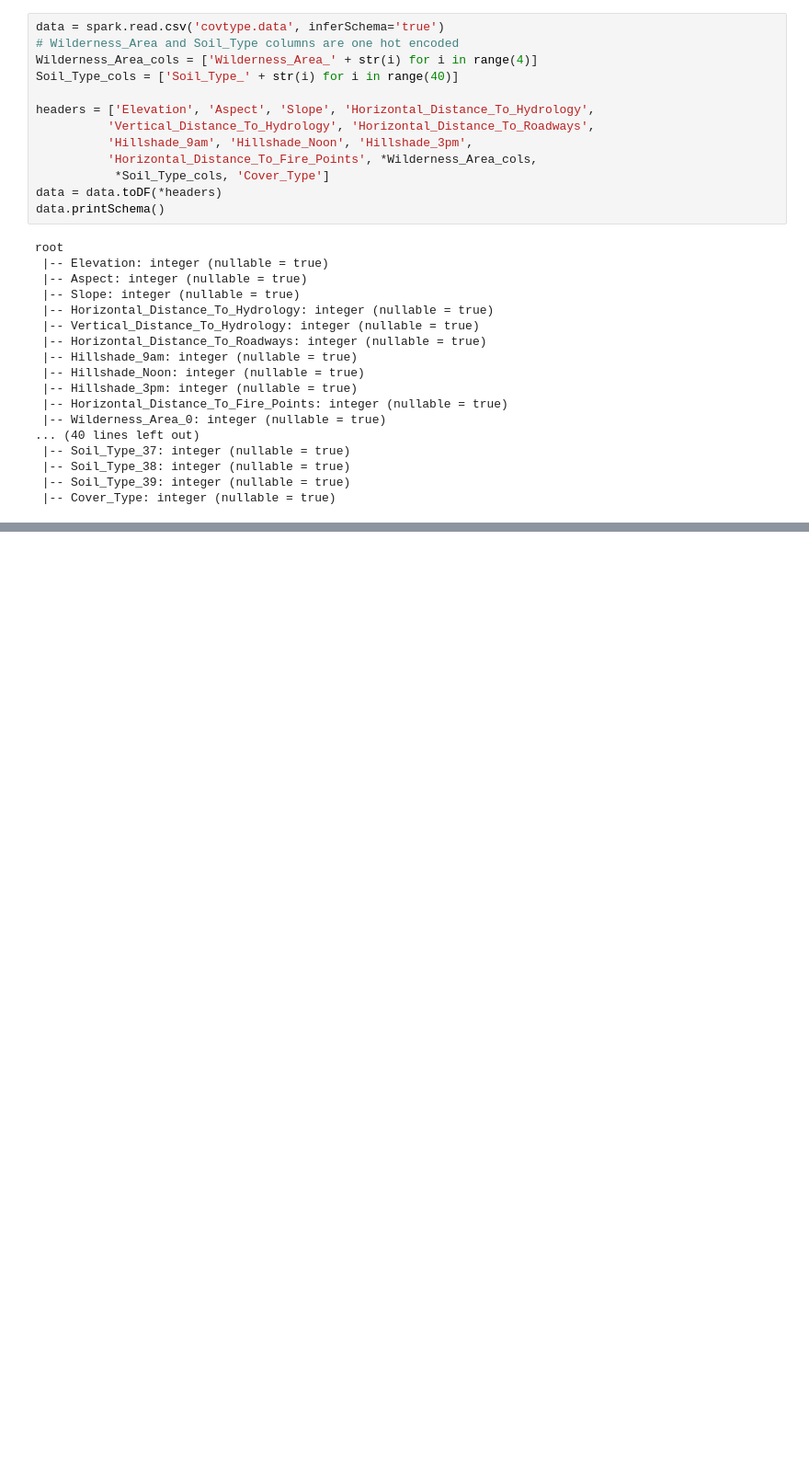
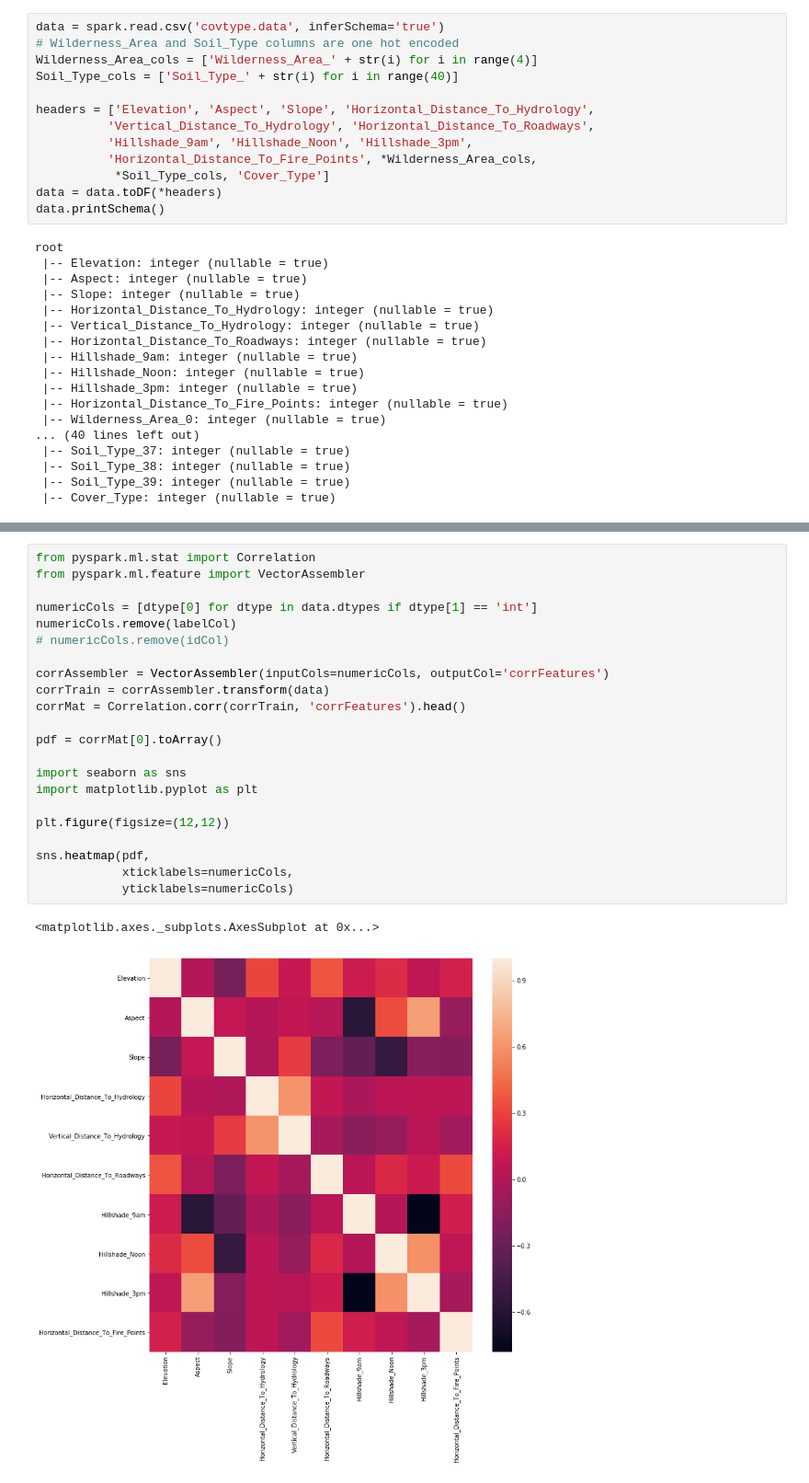
Before and after one commit to riyadparvez/pyspark-datascience, a Jupyter notebook: forest-cover-type/spark.ipynb, the cells around one changed output, grey strips where cells are left out. Shown at 92% size. Saved outputs shown, nothing was run; the diff lists cells and outputs as text; blank space fills up the shorter version.

```diff
--- a/forest-cover-type/spark.ipynb
+++ b/forest-cover-type/spark.ipynb
@@ -80,0 +105,25 @@ root
+# %%
+from pyspark.ml.stat import Correlation
+from pyspark.ml.feature import VectorAssembler
+
+numericCols = [dtype[0] for dtype in data.dtypes if dtype[1] == 'int']
+numericCols.remove(labelCol)
+# numericCols.remove(idCol)
+
+corrAssembler = VectorAssembler(inputCols=numericCols, outputCol='corrFeatures')
+corrTrain = corrAssembler.transform(data)
+corrMat = Correlation.corr(corrTrain, 'corrFeatures').head()
+
+pdf = corrMat[0].toArray()
+
+import seaborn as sns
+import matplotlib.pyplot as plt
+
+plt.figure(figsize=(12,12))
+
+sns.heatmap(pdf,
+            xticklabels=numericCols,
+            yticklabels=numericCols)
+# %% [output]
+<matplotlib.axes._subplots.AxesSubplot at 0x...>
+[figure, added]
```
Also changed, not shown: parts of 18 cells of this notebook, 5 other files.
